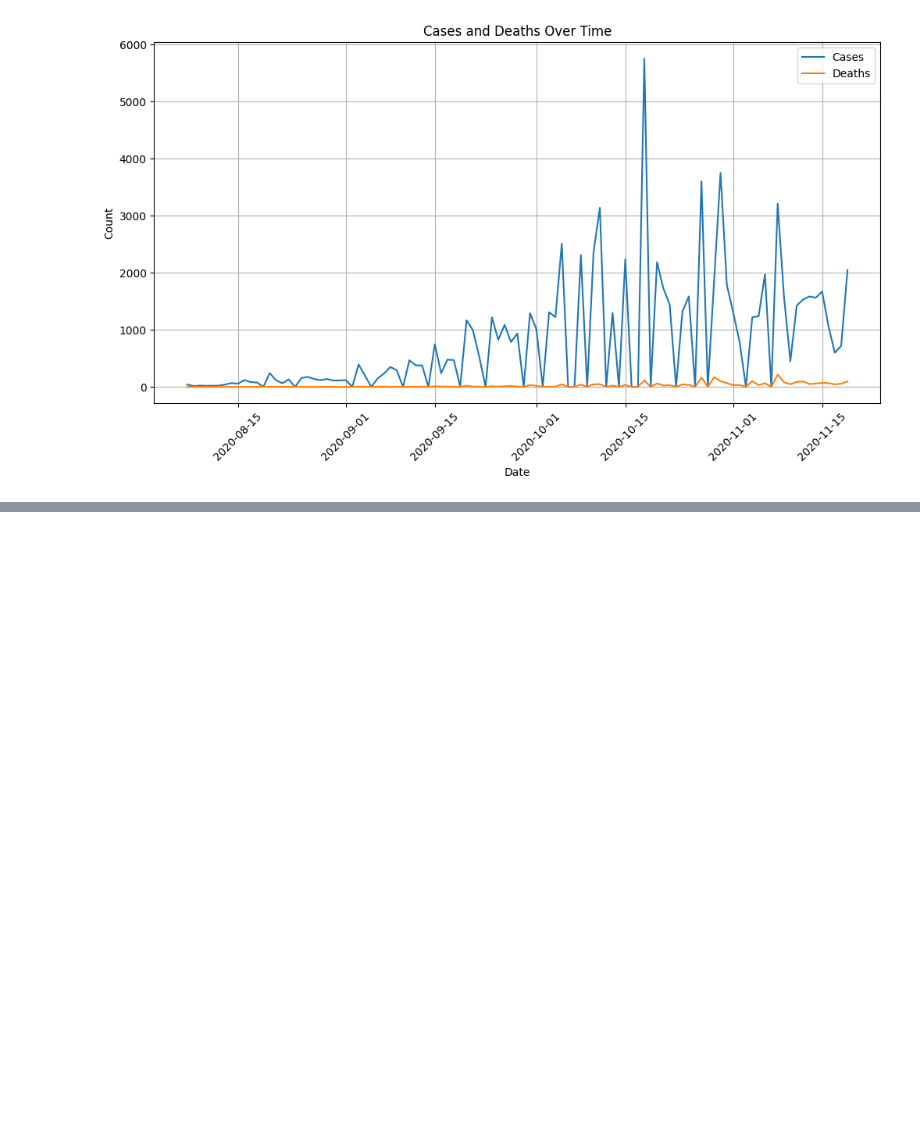
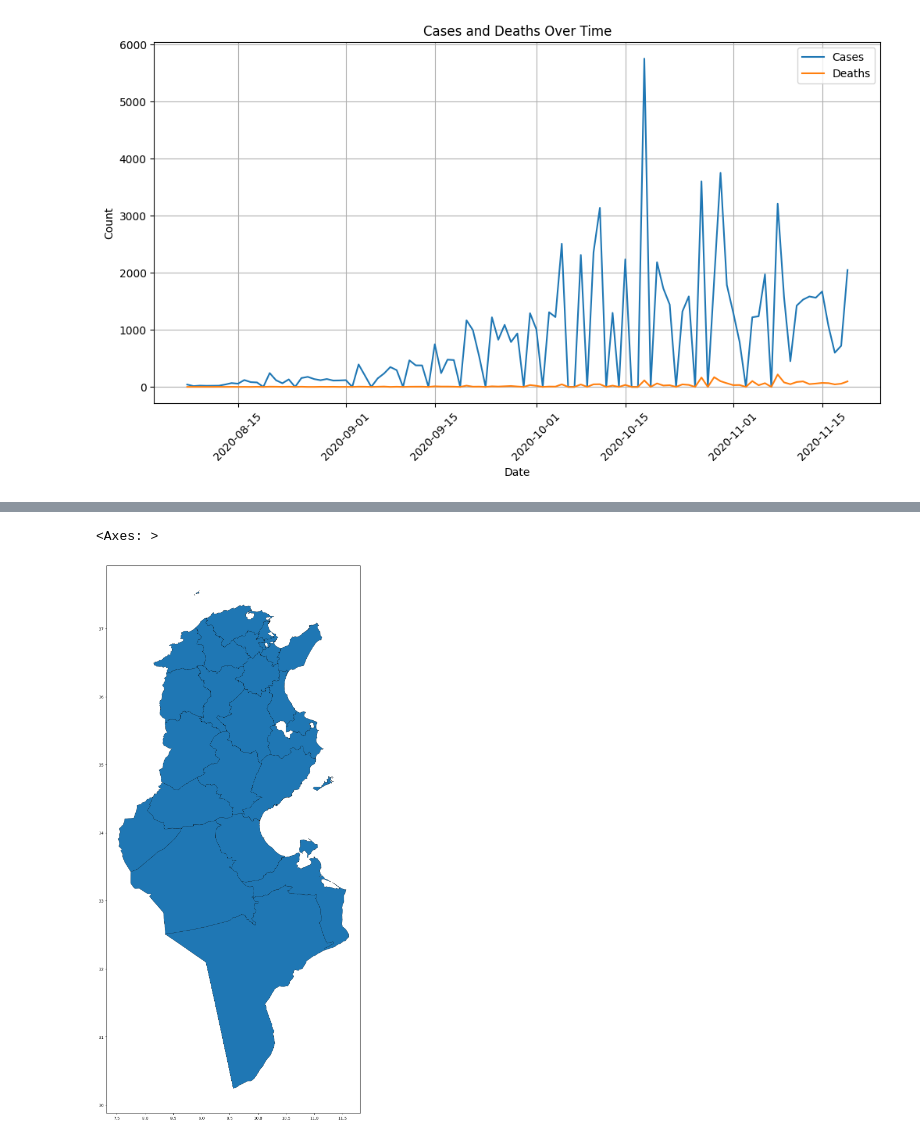
Before and after one commit to SayehOmar/Tunisia-Covid-19, a Jupyter notebook: Covid_19_Tunisia_case_study.ipynb, the cells around one changed output, grey strips where cells are left out. Cells and saved outputs as stored; diff of their text form; code cells hidden in the pictures; blank space fills up the shorter version.

```diff
--- a/Covid_19_Tunisia_case_study.ipynb
+++ b/Covid_19_Tunisia_case_study.ipynb
@@ -158,0 +180,6 @@ plt.show()
+# %%
+cities=gpd.read_file('TUN ADM/tun_admbnda_adm2_ins_20221115.shp')
+cities.plot(figsize=(25,25), edgecolor='black', linewidth = 0.4)
+# %% [output]
+<Axes: >
+[figure, added]
```
Also changed, not shown: parts of 11 cells of this notebook, 5 other files.
